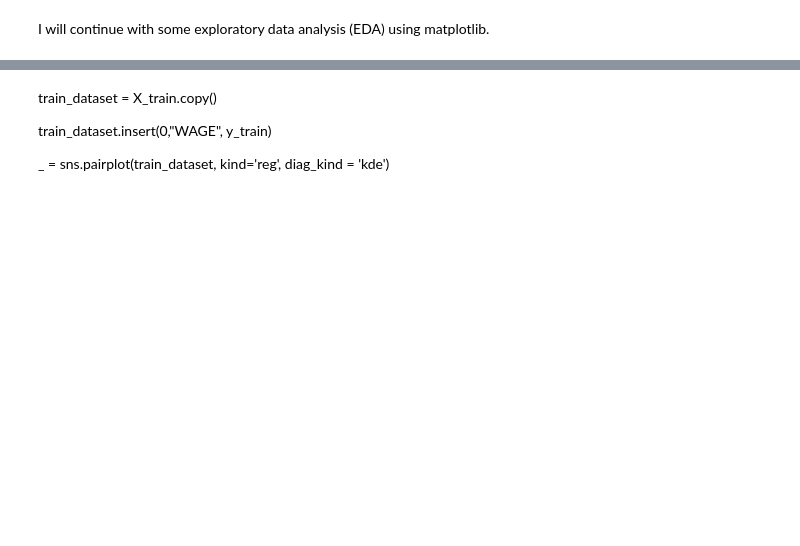
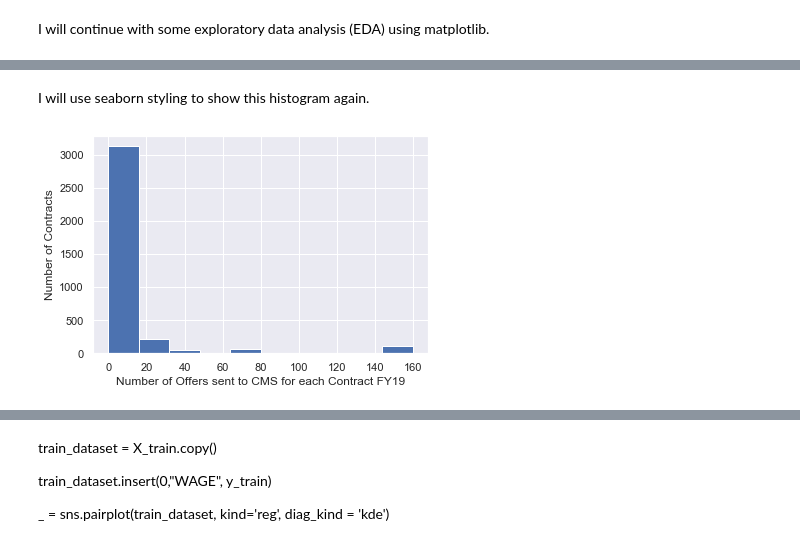
Before and after one commit to jenniferparaboschi/MCData110Fall2019, a Jupyter notebook: Project1JParaboschi.ipynb, the cells around one changed output, grey strips where cells are left out. Cells and saved outputs as stored; diff of their text form; code cells hidden in the pictures; blank space fills up the shorter version.

```diff
--- a/Project1JParaboschi.ipynb
+++ b/Project1JParaboschi.ipynb
@@ -122,0 +181,10 @@ plt.show()
+# %% [markdown]
+I will use seaborn styling to show this histogram again.
+# %%
+import seaborn as sns
+sns.set()
+_ = plt.hist(contracts_short.number_of_offers_received)
+_ = plt.xlabel('Number of Offers sent to CMS for each Contract FY19')
+_ = plt.ylabel('Number of Contracts')
+# %% [output]
+[figure, added]
```
Also changed, not shown: parts of 33 cells of this notebook.
